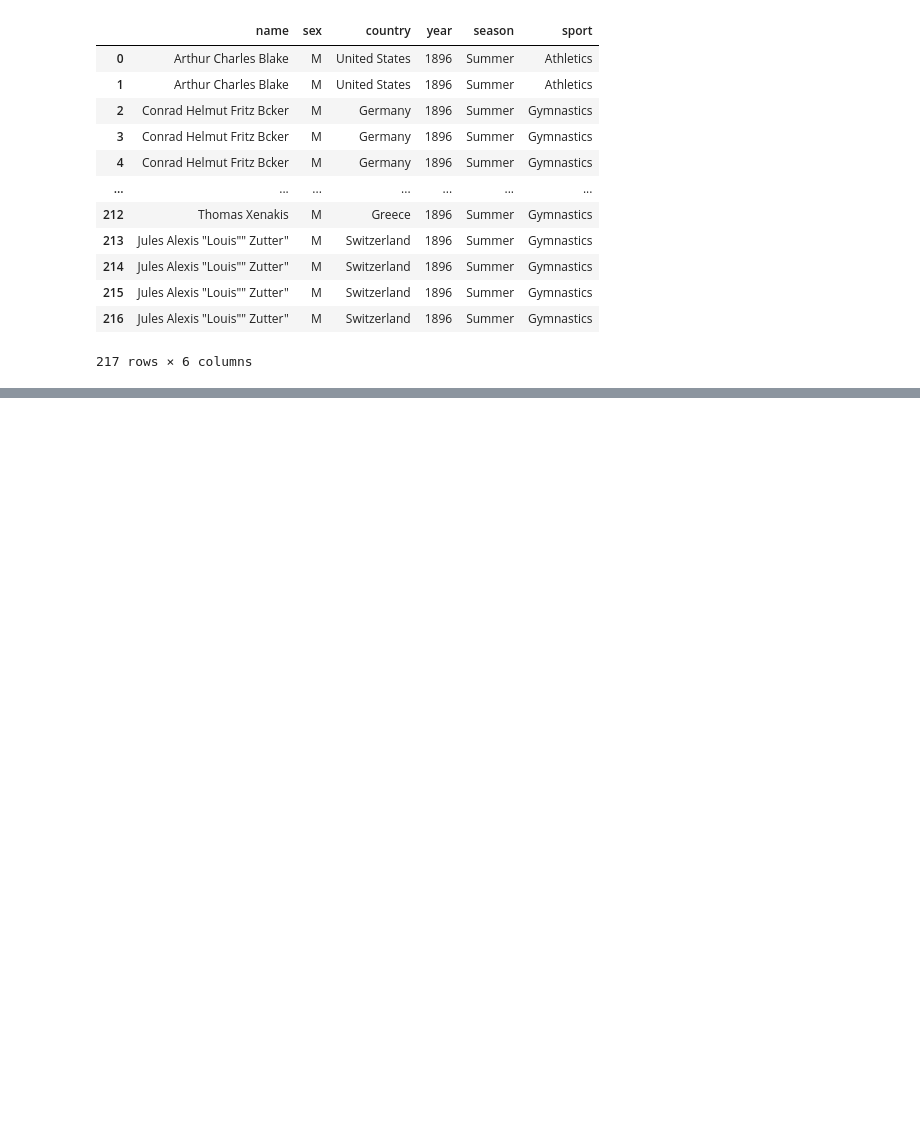
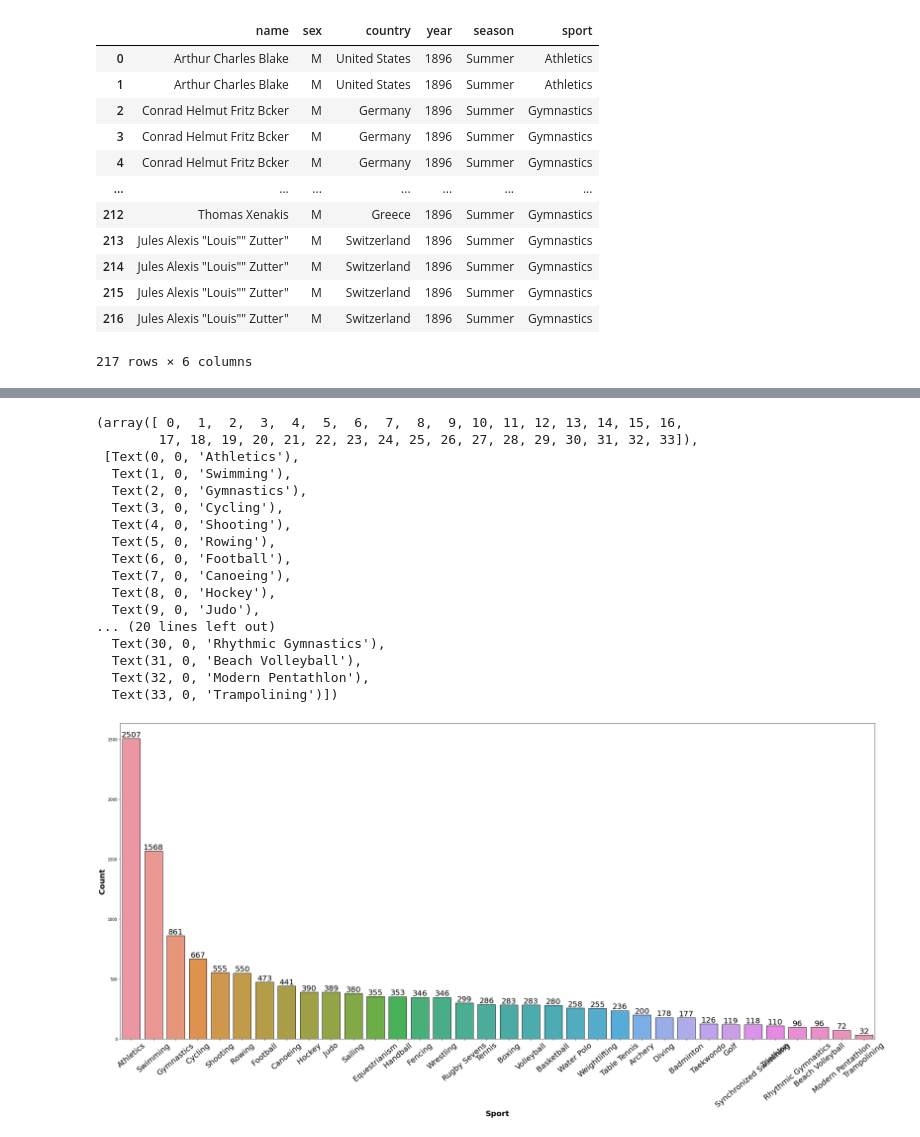
Before and after one commit to kirandhasade/Olympics_Sql_Project, a Jupyter notebook: Olympics.ipynb, the cells around one changed output, grey strips where cells are left out. Cells and saved outputs as stored; diff of their text form; code cells hidden in the pictures; blank space fills up the shorter version.

```diff
--- a/Olympics.ipynb
+++ b/Olympics.ipynb
@@ -540,0 +309,26 @@ ax = ax.bar_label(ax.containers[0])
+# %%
+plt.figure(figsize=(35,15))
+ax=sns.countplot(x='sport',data=olympics_data,ec="black",order=olympics_data["sport"].value_counts().index)
+ax = ax.bar_label(ax.containers[0],fontsize=20)
+plt.ylabel("Count", weight="bold", fontsize=20)
+plt.xlabel("Sport", weight="bold", fontsize=20)
+plt.xticks(rotation = 40,fontsize=20)
+# %% [output]
+(array([ 0,  1,  2,  3,  4,  5,  6,  7,  8,  9, 10, 11, 12, 13, 14, 15, 16,
+        17, 18, 19, 20, 21, 22, 23, 24, 25, 26, 27, 28, 29, 30, 31, 32, 33]),
+ [Text(0, 0, 'Athletics'),
+  Text(1, 0, 'Swimming'),
+  Text(2, 0, 'Gymnastics'),
+  Text(3, 0, 'Cycling'),
+  Text(4, 0, 'Shooting'),
+  Text(5, 0, 'Rowing'),
+  Text(6, 0, 'Football'),
+  Text(7, 0, 'Canoeing'),
+  Text(8, 0, 'Hockey'),
+  Text(9, 0, 'Judo'),
+... (20 lines left out)
+  Text(30, 0, 'Rhythmic Gymnastics'),
+  Text(31, 0, 'Beach Volleyball'),
+  Text(32, 0, 'Modern Pentathlon'),
+  Text(33, 0, 'Trampolining')])
+[figure, added]
```
Also changed, not shown: parts of 58 cells of this notebook.
